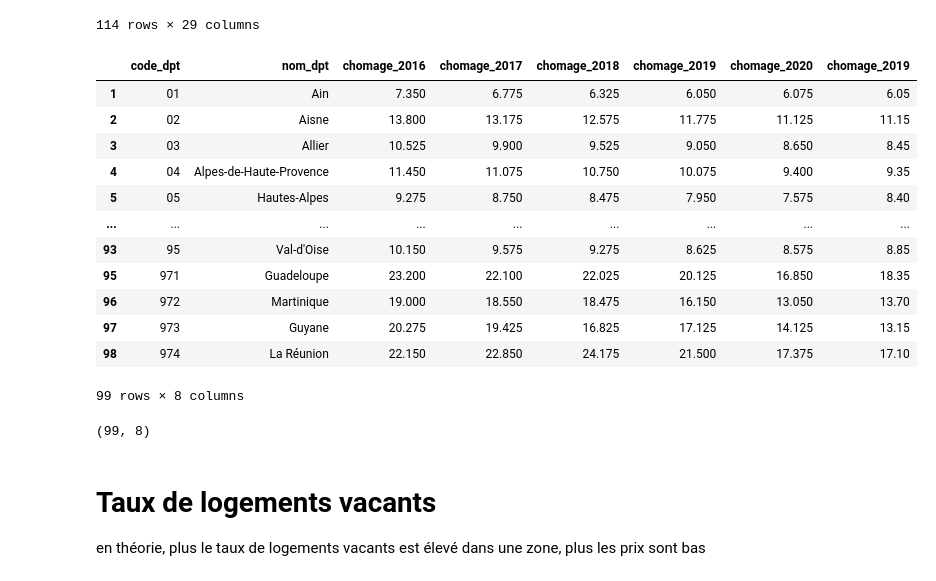
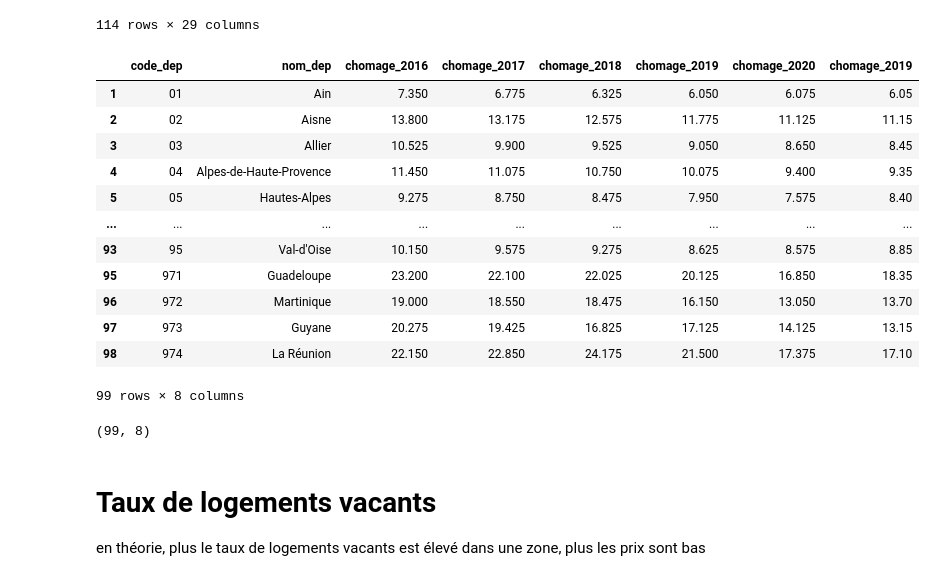
Before and after one commit to victor-kerros/tokenisation-immo, a Jupyter notebook: exploration_autres_data.ipynb, the cells around one changed output. Drawn from its saved outputs; the diff is of its cells as text; code cells hidden in the pictures.

```diff
--- a/exploration_autres_data.ipynb
+++ b/exploration_autres_data.ipynb
@@ -355,18 +362,18 @@ display(chomage_vf)
 # %%
 chomage_vf["Département"] = chomage_vf["Libellé"].map(flipped_dict)
 chomage_vf.drop(chomage_vf[chomage_vf['Département'].isnull()].index, inplace=True)
 
 chomage_final = chomage_vf[["Département","Libellé","2016","2017","2018","2019","2020","2021"]].copy()
-chomage_final = chomage_final.rename(columns = {"Département": "code_dpt", "Libellé": "nom_dpt", "2016": "chomage_2016",
+chomage_final = chomage_final.rename(columns = {"Département": "code_dep", "Libellé": "nom_dep", "2016": "chomage_2016",
                                "2017": "chomage_2017", "2018": "chomage_2018", "2019": "chomage_2019",
                                "2020": "chomage_2020", "2021": "chomage_2019"})
 
 
-chomage_final = chomage_final.reset_index().drop("index", axis =1).sort_values(by = 'code_dpt')
+chomage_final = chomage_final.reset_index().drop("index", axis =1).sort_values(by = 'code_dep')
 display(chomage_final)
 display(chomage_final.shape)
 # %% [output]
-|  | code_dpt | nom_dpt | chomage_2016 | chomage_2017 | chomage_2018 | chomage_2019 | chomage_2020 | chomage_2019 |
+|  | code_dep | nom_dep | chomage_2016 | chomage_2017 | chomage_2018 | chomage_2019 | chomage_2020 | chomage_2019 |
 | 1 | 01 | Ain | 7.350 | 6.775 | 6.325 | 6.050 | 6.075 | 6.05 |
 | 2 | 02 | Aisne | 13.800 | 13.175 | 12.575 | 11.775 | 11.125 | 11.15 |
 | 3 | 03 | Allier | 10.525 | 9.900 | 9.525 | 9.050 | 8.650 | 8.45 |
```
Also changed, not shown: parts of 34 cells of this notebook, 1 other file.
